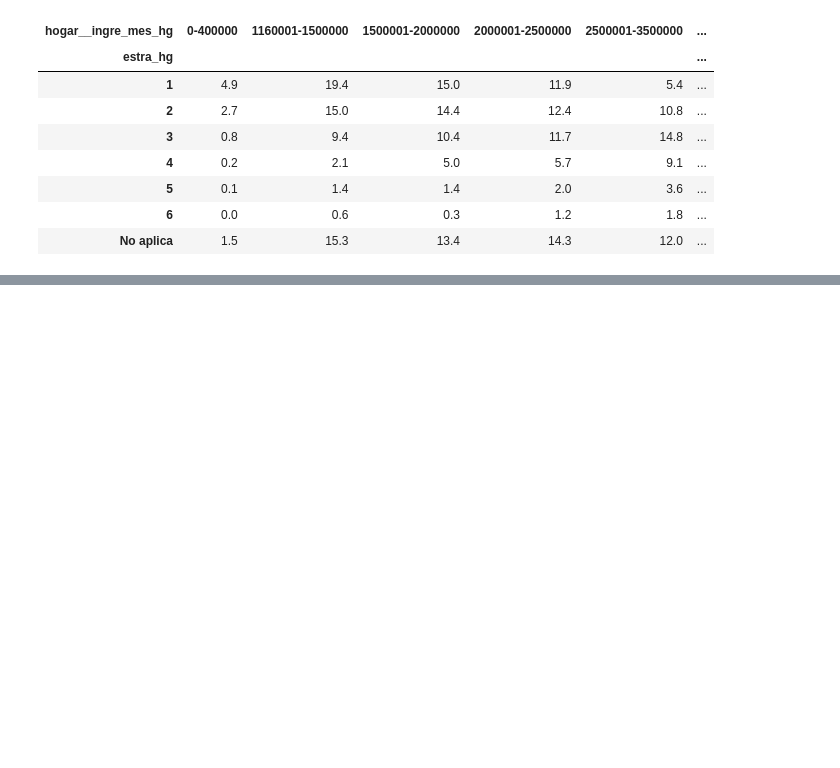
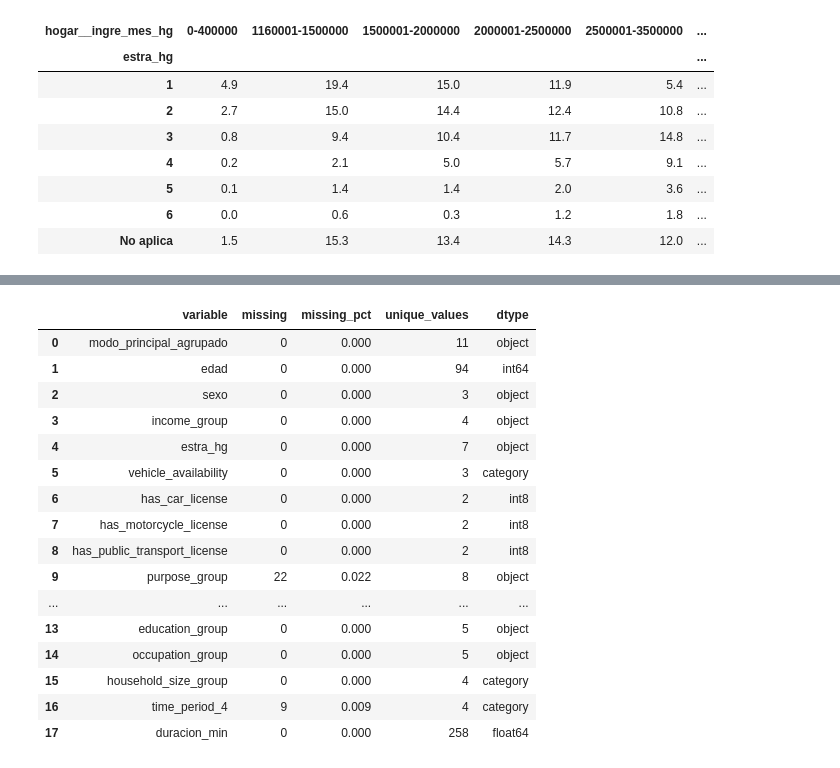
Before and after one commit to jaagarciamu/508_Project_mode_choice, a Jupyter notebook: notebooks/05_EDA.ipynb, the cells around one changed output, grey strips where cells are left out. Saved outputs shown, nothing was run; the diff lists cells and outputs as text; code cells hidden in the pictures; blank space fills up the shorter version.

```diff
--- a/notebooks/05_EDA.ipynb
+++ b/notebooks/05_EDA.ipynb
@@ -3077,0 +4168,18 @@ Una precaución importante: ingreso, estrato y registros vehiculares están rela
+# %%
+# Review categories and frequencies before grouping
+variables_to_review = [
+    "max_nivel_edu",
+    "ocupacion_principal",
+    "hogar__perstotal_hg"
+]
+
+for col in variables_to_review:
+    print(f"\n{'='*55}")
+    print(f"{col} | Unique values: {df_model[col].nunique()}")
+    print(f"{'='*55}")
+    display(
+        df_model[col]
+        .value_counts(dropna=False)
+        .rename("observations")
+        .to_frame()
+    )
@@ -3077,0 +4591,76 @@ Una precaución importante: ingreso, estrato y registros vehiculares están rela
+# %%
+# ============================================================
+# 4.1. PRELIMINARY MODELING DATASET AUDIT
+# ============================================================
+
+primary_variables = [
+    "edad",
+    "sexo",
+    "income_group",
+    "estra_hg",
+    "vehicle_availability",
+    "has_car_license",
+    "has_motorcycle_license",
+    "has_public_transport_license",
+    "purpose_group",
+    "time_period_6",
+    "zat_centroid_distance_m"
+]
+
+candidate_variables = [
+    "travel_frequency_3",
+    "education_group",
+    "occupation_group",
+    "household_size_group",
+    "time_period_4",
+    "duracion_min"
+]
+
+target = "modo_principal_agrupado"
+
+audit_variables = [target] + primary_variables + candidate_variables
+
+audit = pd.DataFrame({
+    "variable": audit_variables,
+    "missing": [
+        df_model[col].isna().sum()
+        for col in audit_variables
+    ],
+    "missing_pct": [
+        round(df_model[col].isna().mean() * 100, 3)
+        for col in audit_variables
+    ],
+    "unique_values": [
+        df_model[col].nunique(dropna=True)
+        for col in audit_variables
+    ],
+    "dtype": [
+        str(df_model[col].dtype)
+        for col in audit_variables
+    ]
+})
+
+display(audit)
+
+print("Dataset dimensions:", df_model.shape)
+print("Original dataset dimensions:", df.shape)
+print("Same number of records:", len(df_model) == len(df))
+print("Same trip IDs:", df_model["key_viaje"].equals(df["key_viaje"]))
+# %% [output]
+|  | variable | missing | missing_pct | unique_values | dtype |
+| 0 | modo_principal_agrupado | 0 | 0.000 | 11 | object |
+| 1 | edad | 0 | 0.000 | 94 | int64 |
+| 2 | sexo | 0 | 0.000 | 3 | object |
+| 3 | income_group | 0 | 0.000 | 4 | object |
+| 4 | estra_hg | 0 | 0.000 | 7 | object |
+| 5 | vehicle_availability | 0 | 0.000 | 3 | category |
+| 6 | has_car_license | 0 | 0.000 | 2 | int8 |
+| 7 | has_motorcycle_license | 0 | 0.000 | 2 | int8 |
+| 8 | has_public_transport_license | 0 | 0.000 | 2 | int8 |
+| 9 | purpose_group | 22 | 0.022 | 8 | object |
+| ... | ... | ... | ... | ... | ... |
+| 13 | education_group | 0 | 0.000 | 5 | object |
+| 14 | occupation_group | 0 | 0.000 | 5 | object |
+| 15 | household_size_group | 0 | 0.000 | 4 | category |
+| 16 | time_period_4 | 9 | 0.009 | 4 | category |
+| 17 | duracion_min | 0 | 0.000 | 258 | float64 |
```
Also changed, not shown: parts of 53 cells of this notebook, 3 other files.
